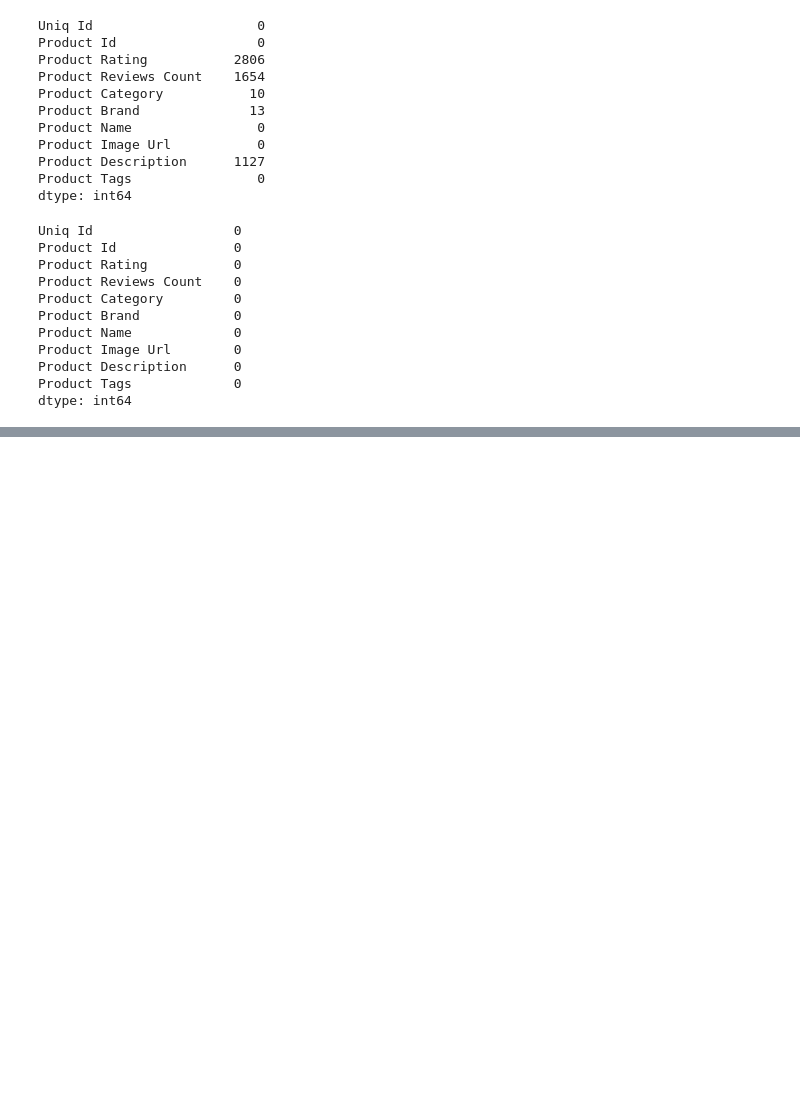
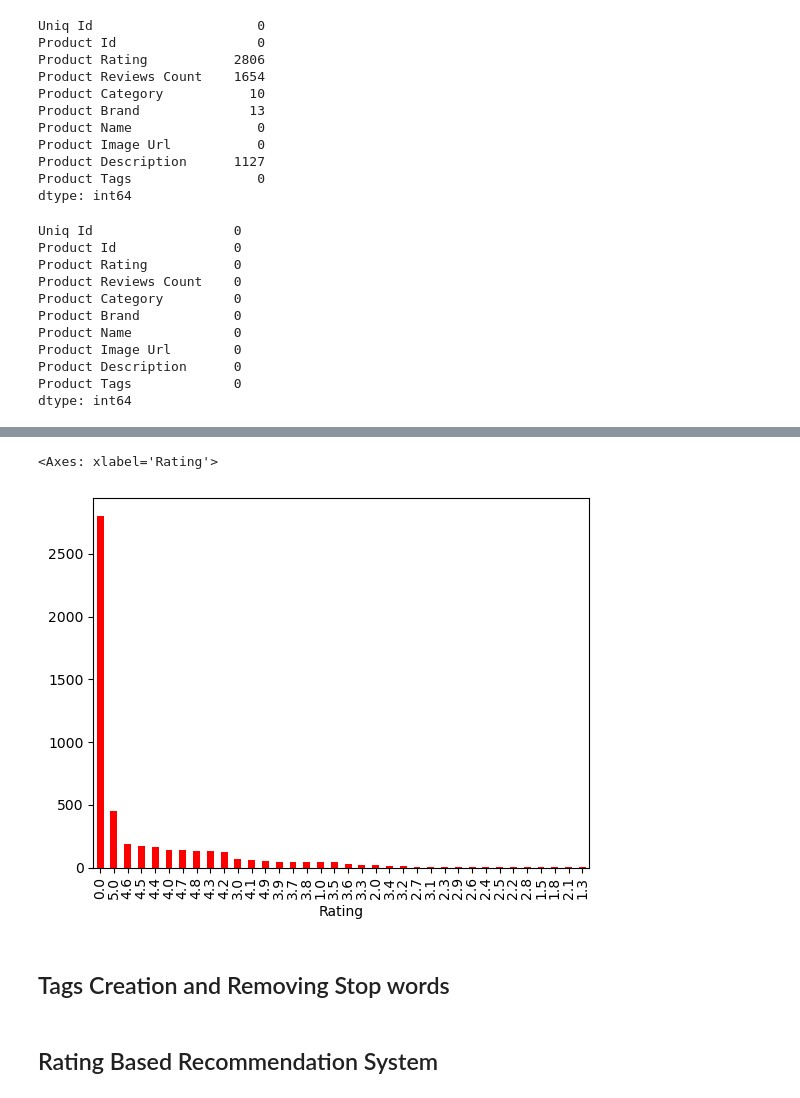
Before and after one commit to RishiMishra2005/E_Commerce_Recommendation_System, a Jupyter notebook: Data Cleaning.ipynb, the cells around one changed output, grey strips where cells are left out. Drawn from its saved outputs; the diff is of its cells as text; code cells hidden in the pictures; blank space fills up the shorter version.

```diff
--- a/Data Cleaning.ipynb
+++ b/Data Cleaning.ipynb
@@ -111,0 +156,8 @@ train_data.rename(columns = column_name_mapping, inplace = True)
+# %%
+# Most rating count
+train_data['Rating'].value_counts().plot(kind='bar',color='red')
+# %% [output]
+<Axes: xlabel='Rating'>
+[figure, added]
+# %% [markdown]
+## Tags Creation and Removing Stop words
@@ -111,0 +181,2 @@ train_data.rename(columns = column_name_mapping, inplace = True)
+# %% [markdown]
+## Rating Based Recommendation System
```
Also changed, not shown: parts of 14 cells of this notebook, 1 other file.
